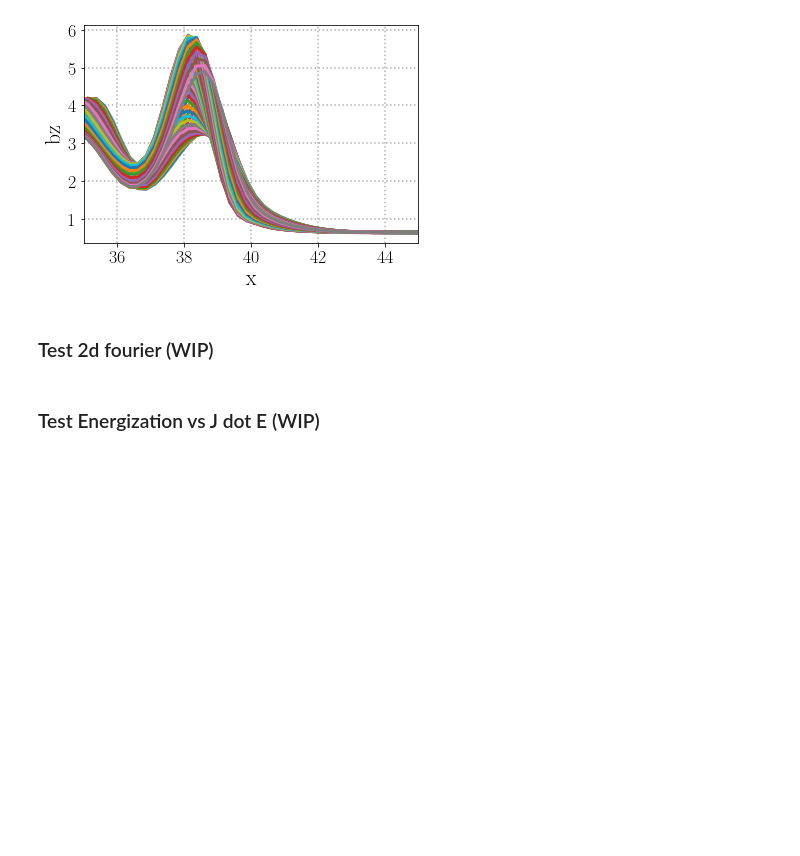
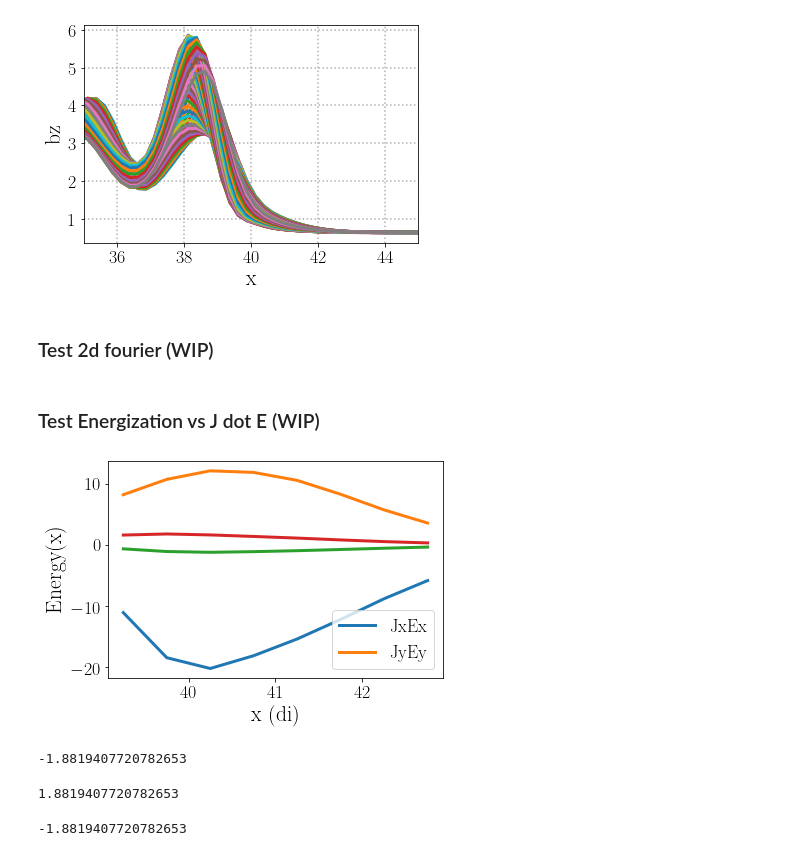
Before and after one commit to collinrbr/FPCAnalysis, a Jupyter notebook: dHybridR.ipynb, the cells around one changed output. Saved outputs shown, nothing was run; the diff lists cells and outputs as text; code cells hidden in the pictures; blank space fills up the shorter version.

Commit message:
work on JiEi vs CEi test. Still not done

```diff
--- a/dHybridR.ipynb
+++ b/dHybridR.ipynb
@@ -308,7 +304,7 @@ params
  'didesc': 'TODO: compute ion inertial length',
  'vti': 0.7071067812}
 # %%
-flnm = 'dHybridRSDAv1test1.nc'
+flnm = 'dHybridRSDAv1test2.nc'
 try:
     dnc.savedata(CEx_out, CEy_out, vx_out, vy_out, x_out, enerCEx_out, enerCEy_out, dfields['Vframe_relative_to_sim'], metadata_out = [], params = params, filename = flnm)
 except:
@@ -477,3 +473,20 @@ plt.plot(x_out,energizationCExArr,label='E(CEx(x; vy, vx))')
 plt.plot(x_out,energizationCEyArr,label='E(CEy(x; vy, vx))')
 plt.legend()
 plt.show()
+# %%
+dflowtransform = ft.transform_flow(dflow,vshock)
+pltdebug.check_JiEi_vs_CEi(dfields,dflowtransform,dparticles,x_in,enerCEx_in,enerCEy_in,dx,xlim=xlim,ylim=ylim,zlim=zlim)
+# %% [output]
+[figure, added]
+# %%
+dflowtransform['Vframe_relative_to_sim']
+# %% [output]
+-1.8819407720782653
+# %%
+vshock
+# %% [output]
+1.8819407720782653
+# %%
+dfields['Vframe_relative_to_sim']
+# %% [output]
+-1.8819407720782653
```
Also changed, not shown: parts of 2 cells of this notebook, 4 other files.
